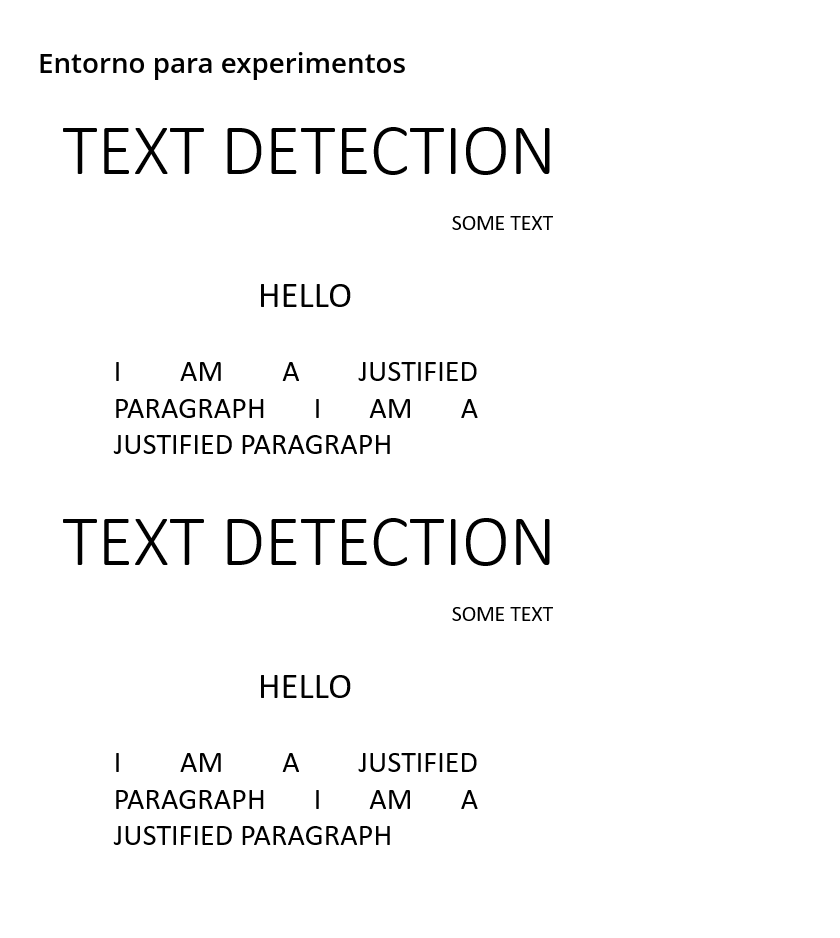
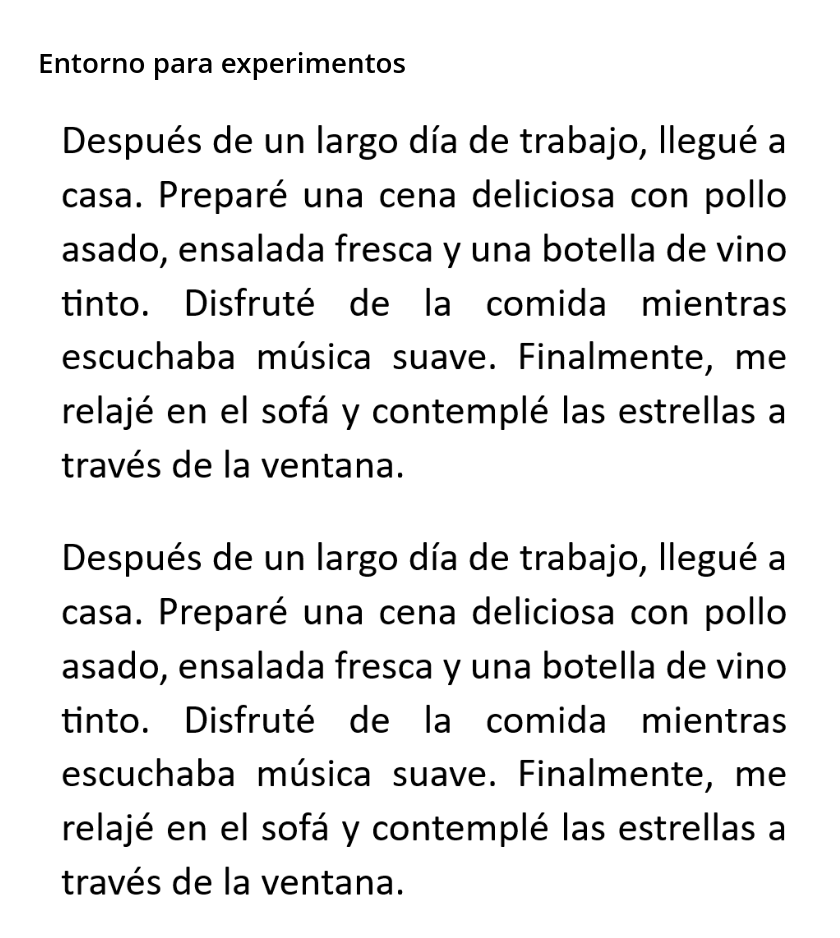
Before and after one commit to OscarRojasG/OCR, a Jupyter notebook: OCR.ipynb, the cells around one changed output. Drawn from its saved outputs; the diff is of its cells as text; code cells hidden in the pictures; blank space fills up the shorter version.

```diff
--- a/OCR.ipynb
+++ b/OCR.ipynb
@@ -840,13 +831,13 @@ Hay 2 contornos en la primera palabra, por lo tanto no nos sirve ;)
 # %%
 import cv2
 
-img = cv2.imread('example2.png')
+img = cv2.imread('example5.png')
 img.astype("uint8")
 Img.fromarray(img)
 # %% [output]
-[figure, old version]
+[figure, new version]
 # %%
 gray = cv2.cvtColor(img, cv2.COLOR_BGR2GRAY)
 Img.fromarray(gray)
 # %% [output]
-[figure, old version]
+[figure, new version]
```
Also changed, not shown: parts of 24 cells of this notebook.
